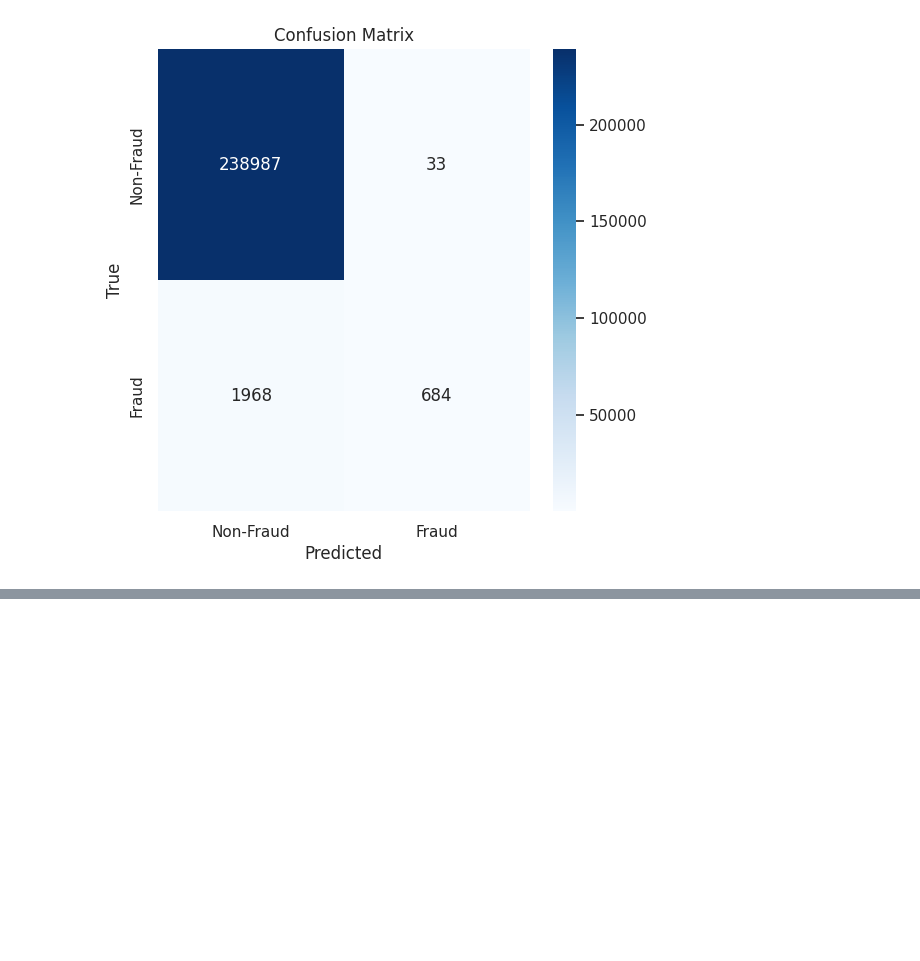
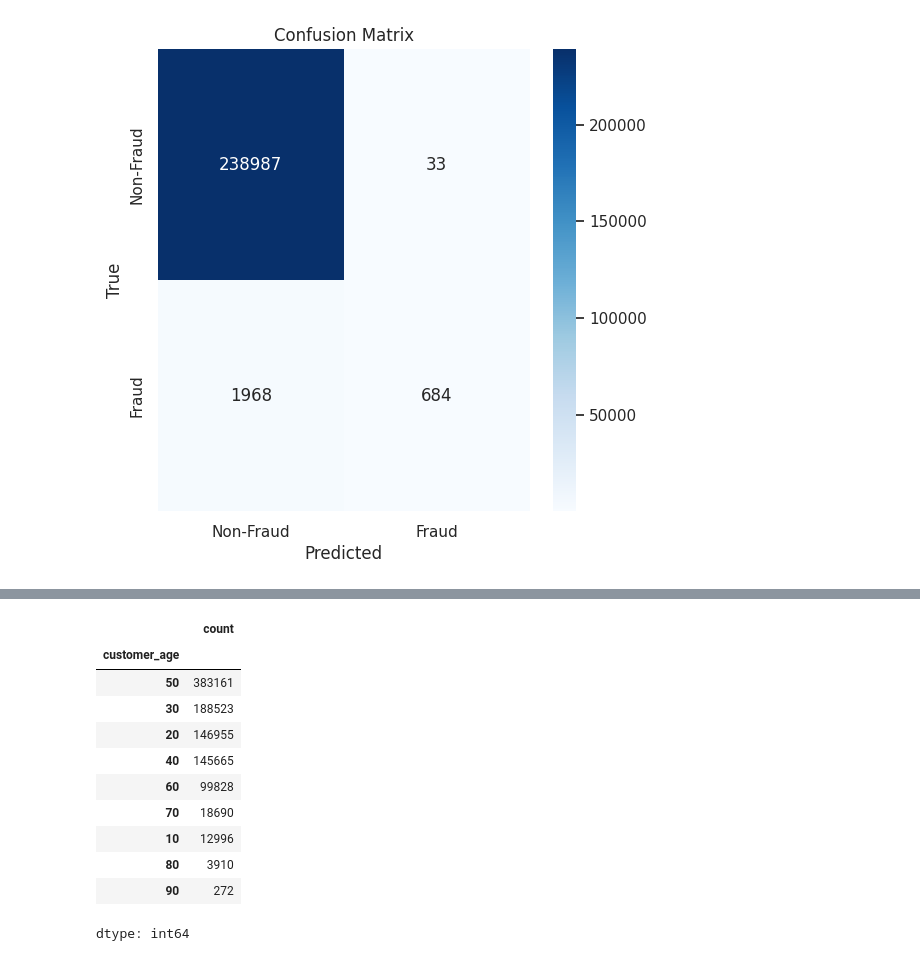
Before and after one commit to MDankloff/Cluster-Bias-Disco, a Jupyter notebook: BAF_RFmodels.ipynb, the cells around one changed output, grey strips where cells are left out. Saved outputs shown, nothing was run; the diff lists cells and outputs as text; code cells hidden in the pictures; blank space fills up the shorter version.

```diff
--- a/BAF_RFmodels.ipynb
+++ b/BAF_RFmodels.ipynb
@@ -326,0 +329,3 @@ Confusion Matrix:
+# %%
+Variant3 = datasets['Variant III']
+print(Variant3.columns)
@@ -326,0 +345,15 @@ Confusion Matrix:
+# %%
+Variant3['customer_age'].value_counts()
+# %% [output]
+|  | count |
+| customer_age |  |
+| 50 | 383161 |
+| 30 | 188523 |
+| 20 | 146955 |
+| 40 | 145665 |
+| 60 | 99828 |
+| 70 | 18690 |
+| 10 | 12996 |
+| 80 | 3910 |
+| 90 | 272 |
+dtype: int64
```
Also changed, not shown: parts of 2 cells of this notebook.
